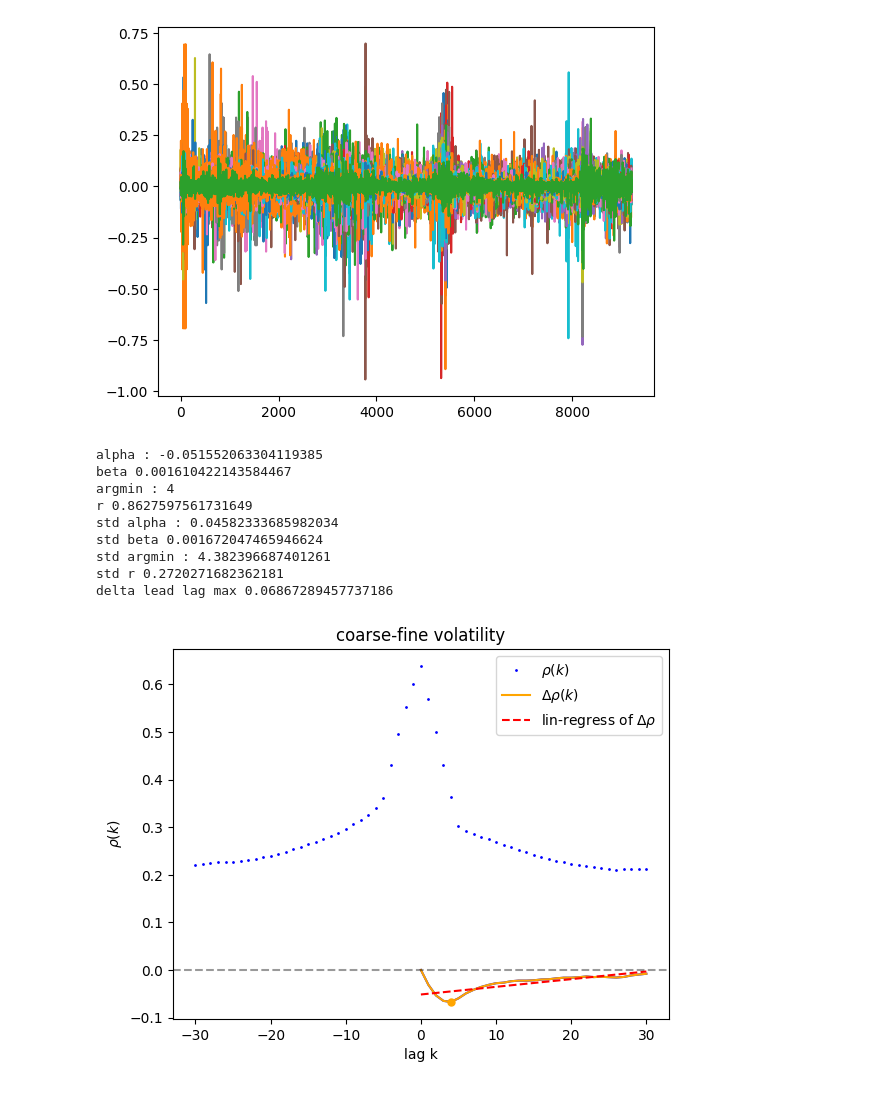
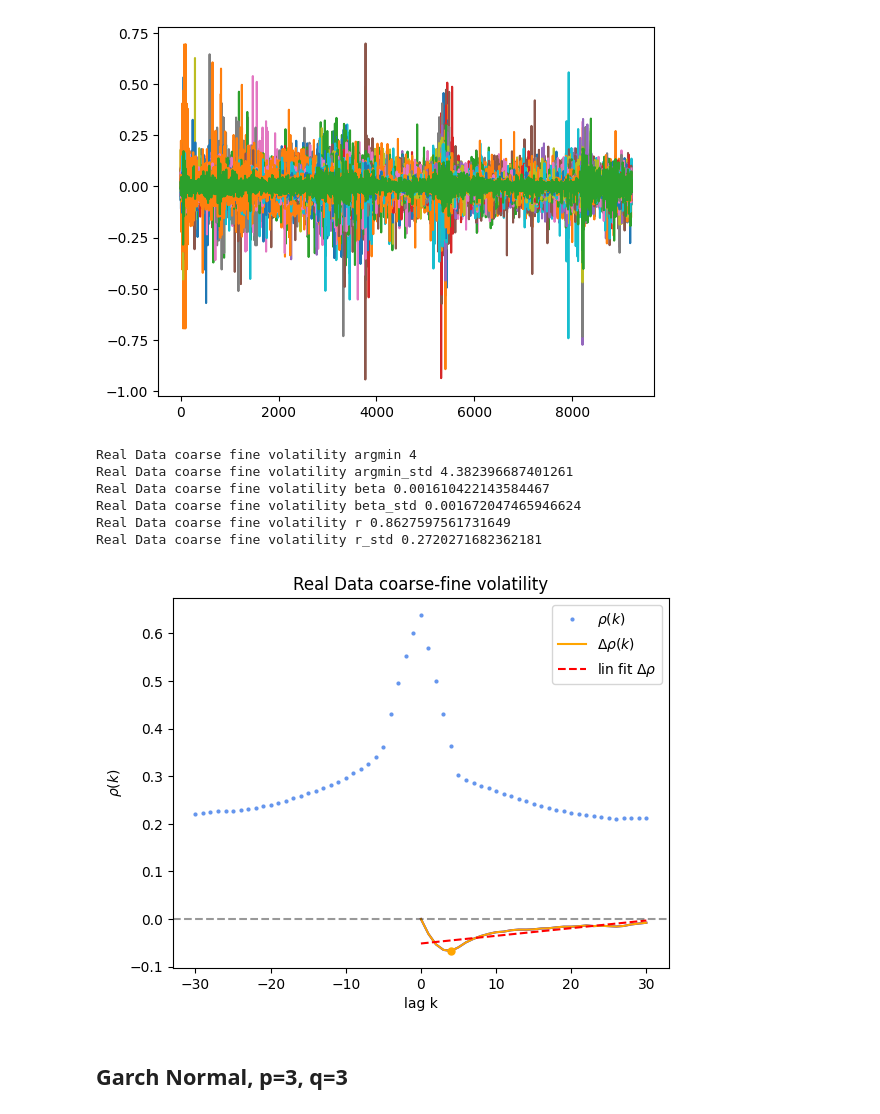
Before and after one commit to ncograf/synthetic_data, a Jupyter notebook: notebooks/coarse_fine_volatility.ipynb, the cells around one changed output. Cells and saved outputs as stored; diff of their text form; code cells hidden in the pictures.

Commit message:
Update notebooks and add garch experiments

```diff
--- a/notebooks/coarse_fine_volatility.ipynb
+++ b/notebooks/coarse_fine_volatility.ipynb
@@ -62,57 +61,19 @@ plt.plot(np_ret)
 plt.show()
 # %% [output]
 [figure]
-# %%
-stat = cfvol.coarse_fine_volatility_stats(log_returns=np_ret, tau=5, max_lag=30)
-dll, dll_x = np.mean(stat["delta_lead_lag"], axis=1), stat["delta_lead_lag_k"]
-ll, ll_x = np.mean(stat["lead_lag"], axis=1), stat["lead_lag_k"]
-argmin, alpha, beta, r = stat["argmin"], stat["alpha"], stat["beta"], stat["r"]
-std_argmin, std_alpha, std_beta, std_r = (
-    stat["argmin_std"],
-    stat["alpha_std"],
-    stat["beta_std"],
-    stat["r_std"],
-)
-y_lin = alpha + dll_x * beta
-plt.gca().set(**cfvol.cf_vol_axes_setting)
-plt.plot(dll_x, dll, c="blue")
-plt.plot(
-    dll_x[argmin], dll[argmin], linestyle="none", marker="o", markersize=5, c="orange"
-)
-plt.plot(ll_x, ll, **cfvol.cf_vol_plot_setting)
-plt.plot(dll_x, dll, **cfvol.lead_lag_plot_setting)
-plt.plot(
-    dll_x,
-    y_lin,
-    label="lin-regress of $\Delta \\rho$",
-    linestyle="--",
-    color="red",
-    alpha=1,
-)
-plt.gca().axhline(y=0, linestyle="--", c="black", alpha=0.4)
-print(f"alpha : {alpha}")
-print(f"beta {beta}")
-print(f"argmin : {argmin}")
-print(f"r {r}")
-print(f"std alpha : {std_alpha}")
-print(f"std beta {std_beta}")
-print(f"std argmin : {std_argmin}")
-print(f"std r {std_r}")
-dll_max = np.max(stat["delta_lead_lag"])
-print(f"delta lead lag max {dll_max}")
-plt.yscale("linear")
-plt.xscale("linear")
-plt.legend()
-plt.savefig("/home/nico/edu/masterthesis/presentations/week16/figures/cfv.png")
-plt.show()
-# %% [output]
-alpha : -0.051552063304119385
-beta 0.001610422143584467
-argmin : 4
-r 0.8627597561731649
-std alpha : 0.04582333685982034
-std beta 0.001672047465946624
-std argmin : 4.382396687401261
-std r 0.2720271682362181
-delta lead lag max 0.06867289457737186
-[figure, removed]
+# %%
+stats = ["argmin", "argmin_std", "beta", "beta_std", "r", "r_std"]
+cfvol.visualize_stat(plt.gca(), np_ret, "Real Data", stats)
+# plt.savefig("/home/nico/edu/masterthesis/presentations/week16/figures/cfv.png")
+plt.show()
+plt.close()
+# %% [output]
+Real Data coarse fine volatility argmin 4
+Real Data coarse fine volatility argmin_std 4.382396687401261
+Real Data coarse fine volatility beta 0.001610422143584467
+Real Data coarse fine volatility beta_std 0.001672047465946624
+Real Data coarse fine volatility r 0.8627597561731649
+Real Data coarse fine volatility r_std 0.2720271682362181
+[figure, added]
+# %% [markdown]
+## Garch Normal, p=3, q=3
```
Also changed, not shown: parts of 5 cells of this notebook, 8 other files.
